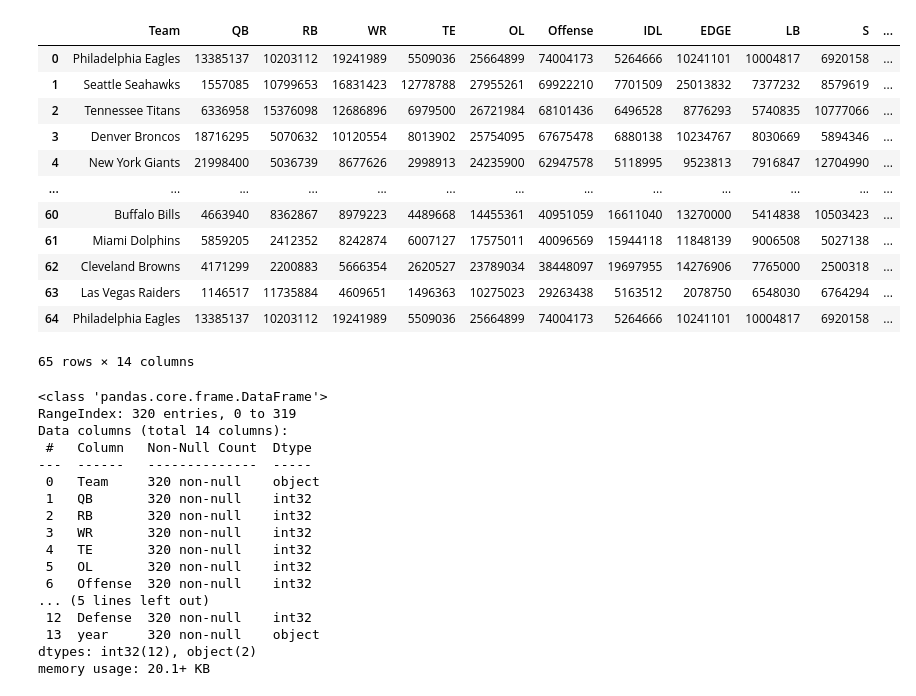
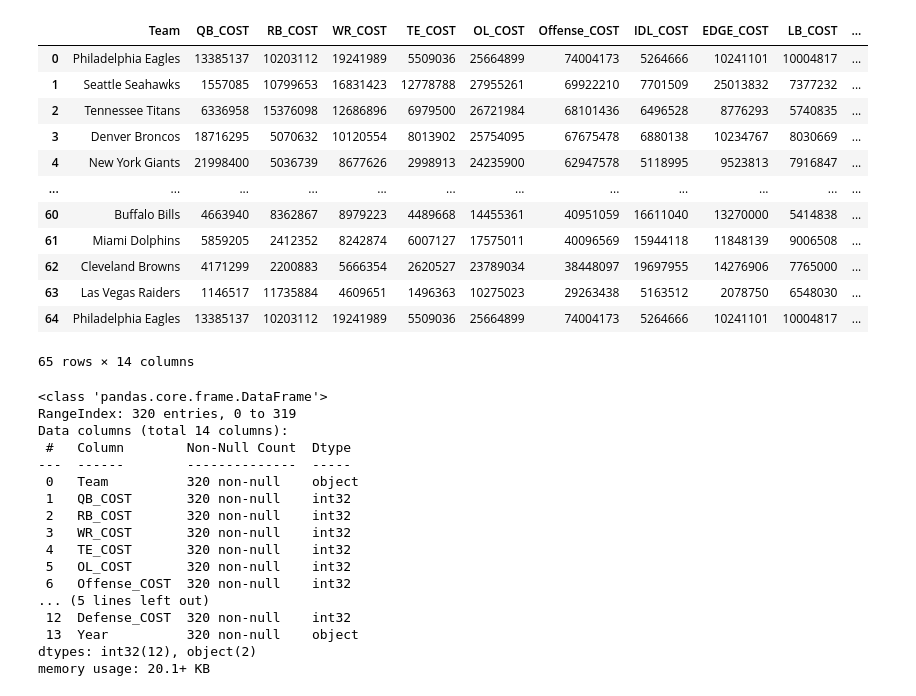
Before and after one commit to codemonkey1101/ucb-mlai-capstone, a Jupyter notebook: build_target_dataset.ipynb, the cells around one changed output. Saved outputs shown, nothing was run; the diff lists cells and outputs as text; code cells hidden in the pictures.

```diff
--- a/build_target_dataset.ipynb
+++ b/build_target_dataset.ipynb
@@ -26,7 +26,7 @@ def standardize_nfl_team_name (original_series) :
             new_team_name =  "Houston Texans"
         elif raw_content == "Saints" or raw_content == "NO" :
             new_team_name =  "New Orleans Saints"
-        elif raw_content == "Vikings" or raw_content == "MN" :
+        elif raw_content == "Vikings" or raw_content == "MIN" :
             new_team_name =  "Minnesota Vikings"
         elif raw_content == "Chargers" or raw_content == "LAC" :
             new_team_name =  "Los Angeles Chargers"
@@ -39,7 +39,7 @@ def standardize_nfl_team_name (original_series) :
         elif raw_content == "Jets" or raw_content == "NYJ" :
             new_team_name =  "New York Jets"
         elif raw_content == "Packers" or raw_content == "GB" :
-            new_team_name =  "Greenbay Packers"
+            new_team_name =  "Green Bay Packers"
         elif raw_content == "Patriots" or raw_content == "NE" :
             new_team_name =  "New England Patriots"
         elif raw_content == "Commanders" or raw_content == "WAS" :
@@ -52,8 +52,6 @@ def standardize_nfl_team_name (original_series) :
             new_team_name =  "Arizona Cardinals"
         elif raw_content == "Cowboys" or raw_content == "DAL" :
             new_team_name =  "Dallas Cowboys"
-        elif raw_content == "Colts" or raw_content == "IND" :
-            new_team_name =  "Indianapolis Colts"
         elif raw_content == "Chiefs" or raw_content == "KC" :
             new_team_name =  "Kansas City Chiefs"
         elif raw_content == "Colts" or raw_content == "IND" :
@@ -90,7 +88,7 @@ def create_nfl_team_spending_dataframe () :
     final_df = pd.DataFrame()
     for search_year in SEARCH_YEARS :
         # load CSV
-        df = pd.read_csv(f"raw-data/nfl_team_spending_{search_year}_table.csv")
+        df = pd.read_csv(f"{SOURCE_FOLDER}nfl_team_spending_{search_year}_table.csv")
 
         df_columns = df.columns
 
@@ -102,53 +100,55 @@ def create_nfl_team_spending_dataframe () :
                 # Remove currency symbols and commas, then convert to float
                 df[col] = df[col].replace(r'[$,]', '', regex=True).astype(int)
 
-            # add year as column
-            df['year'] = search_year
+                # normalize columns
+                df.rename(columns={col: f"{col}_COST"}, inplace=True)
+
+        # add year as column
+        df['Year'] = search_year
 
         final_df = pd.concat([final_df, df], ignore_index=True)
 
-    # reindex using row count
-    # row_index = range(len(final_df))
-    # final_df.index = row_index
+    # reindex
     final_df.reset_index(drop=True)
     final_df.drop(df.columns[df.columns.str.contains('unnamed', case=False)], axis=1, inplace=True)
 
+
     return final_df
 # %%
-df = create_nfl_team_spending_dataframe ()
-df.head(65)
+nfl_team_spending_df = create_nfl_team_spending_dataframe ()
+nfl_team_spending_df.head(65)
 # %% [output]
-|  | Team | QB | RB | WR | TE | OL | Offense | IDL | EDGE | LB | S | ... |
-| 0 | Philadelphia Eagles | 13385137 | 10203112 | 19241989 | 5509036 | 25664899 | 74004173 | 5264666 | 10241101 | 10004817 | 6920158 | ... |
-| 1 | Seattle Seahawks | 1557085 | 10799653 | 16831423 | 12778788 | 27955261 | 69922210 | 7701509 | 25013832 | 7377232 | 8579619 | ... |
-| 2 | Tennessee Titans | 6336958 | 15376098 | 12686896 | 6979500 | 26721984 | 68101436 | 6496528 | 8776293 | 5740835 | 10777066 | ... |
-| 3 | Denver Broncos | 18716295 | 5070632 | 10120554 | 8013902 | 25754095 | 67675478 | 6880138 | 10234767 | 8030669 | 5894346 | ... |
-| 4 | New York Giants | 21998400 | 5036739 | 8677626 | 2998913 | 24235900 | 62947578 | 5118995 | 9523813 | 7916847 | 12704990 | ... |
-| ... | ... | ... | ... | ... | ... | ... | ... | ... | ... | ... | ... | ... |
-| 60 | Buffalo Bills | 4663940 | 8362867 | 8979223 | 4489668 | 14455361 | 40951059 | 16611040 | 13270000 | 5414838 | 10503423 | ... |
-| 61 | Miami Dolphins | 5859205 | 2412352 | 8242874 | 6007127 | 17575011 | 40096569 | 15944118 | 11848139 | 9006508 | 5027138 | ... |
-| 62 | Cleveland Browns | 4171299 | 2200883 | 5666354 | 2620527 | 23789034 | 38448097 | 19697955 | 14276906 | 7765000 | 2500318 | ... |
-| 63 | Las Vegas Raiders | 1146517 | 11735884 | 4609651 | 1496363 | 10275023 | 29263438 | 5163512 | 2078750 | 6548030 | 6764294 | ... |
-| 64 | Philadelphia Eagles | 13385137 | 10203112 | 19241989 | 5509036 | 25664899 | 74004173 | 5264666 | 10241101 | 10004817 | 6920158 | ... |
+|  | Team | QB_COST | RB_COST | WR_COST | TE_COST | OL_COST | Offense_COST | IDL_COST | EDGE_COST | LB_COST | ... |
+| 0 | Philadelphia Eagles | 13385137 | 10203112 | 19241989 | 5509036 | 25664899 | 74004173 | 5264666 | 10241101 | 10004817 | ... |
+| 1 | Seattle Seahawks | 1557085 | 10799653 | 16831423 | 12778788 | 27955261 | 69922210 | 7701509 | 25013832 | 7377232 | ... |
+| 2 | Tennessee Titans | 6336958 | 15376098 | 12686896 | 6979500 | 26721984 | 68101436 | 6496528 | 8776293 | 5740835 | ... |
+| 3 | Denver Broncos | 18716295 | 5070632 | 10120554 | 8013902 | 25754095 | 67675478 | 6880138 | 10234767 | 8030669 | ... |
+| 4 | New York Giants | 21998400 | 5036739 | 8677626 | 2998913 | 24235900 | 62947578 | 5118995 | 9523813 | 7916847 | ... |
+| ... | ... | ... | ... | ... | ... | ... | ... | ... | ... | ... | ... |
+| 60 | Buffalo Bills | 4663940 | 8362867 | 8979223 | 4489668 | 14455361 | 40951059 | 16611040 | 13270000 | 5414838 | ... |
+| 61 | Miami Dolphins | 5859205 | 2412352 | 8242874 | 6007127 | 17575011 | 40096569 | 15944118 | 11848139 | 9006508 | ... |
+| 62 | Cleveland Browns | 4171299 | 2200883 | 5666354 | 2620527 | 23789034 | 38448097 | 19697955 | 14276906 | 7765000 | ... |
+| 63 | Las Vegas Raiders | 1146517 | 11735884 | 4609651 | 1496363 | 10275023 | 29263438 | 5163512 | 2078750 | 6548030 | ... |
+| 64 | Philadelphia Eagles | 13385137 | 10203112 | 19241989 | 5509036 | 25664899 | 74004173 | 5264666 | 10241101 | 10004817 | ... |
 65 rows × 14 columns
 # %%
-df.info()
+nfl_team_spending_df.info()
 # %% [output]
 <class 'pandas.core.frame.DataFrame'>
 RangeIndex: 320 entries, 0 to 319
 Data columns (total 14 columns):
- #   Column   Non-Null Count  Dtype
----  ------   --------------  -----
- 0   Team     320 non-null    object
- 1   QB       320 non-null    int32
- 2   RB       320 non-null    int32
- 3   WR       320 non-null    int32
- 4   TE       320 non-null    int32
- 5   OL       320 non-null    int32
- 6   Offense  320 non-null    int32
+ #   Column        Non-Null Count  Dtype
+---  ------        --------------  -----
+ 0   Team          320 non-null    object
+ 1   QB_COST       320 non-null    int32
+ 2   RB_COST       320 non-null    int32
+ 3   WR_COST       320 non-null    int32
+ 4   TE_COST       320 non-null    int32
+ 5   OL_COST       320 non-null    int32
+ 6   Offense_COST  320 non-null    int32
 ... (5 lines left out)
- 12  Defense  320 non-null    int32
- 13  year     320 non-null    object
+ 12  Defense_COST  320 non-null    int32
+ 13  Year          320 non-null    object
 dtypes: int32(12), object(2)
 memory usage: 20.1+ KB
 # %%
```
Also changed, not shown: parts of 9 cells of this notebook, 4 other files.
